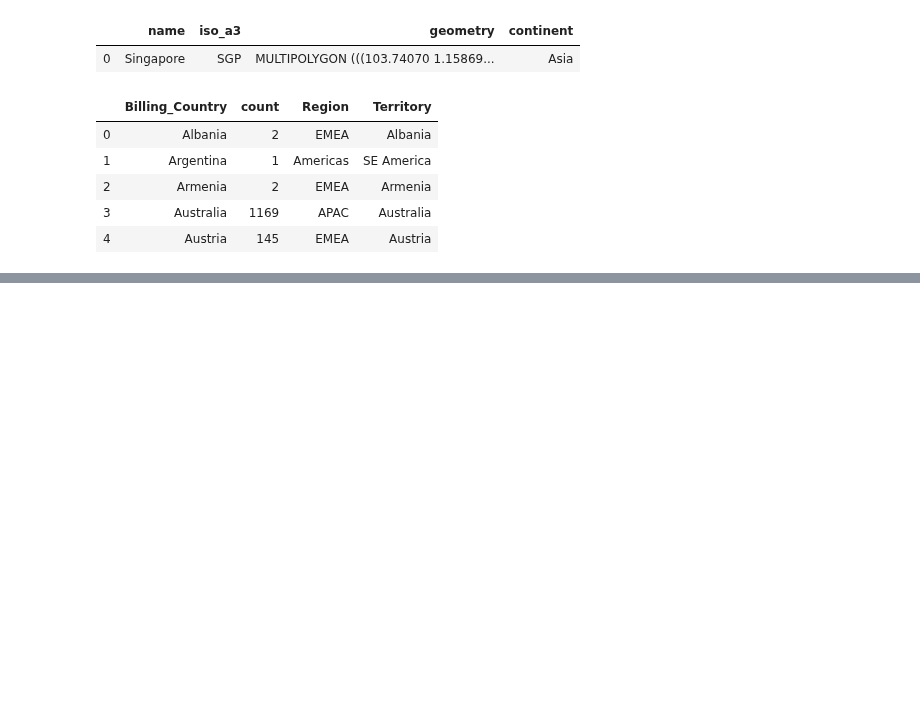
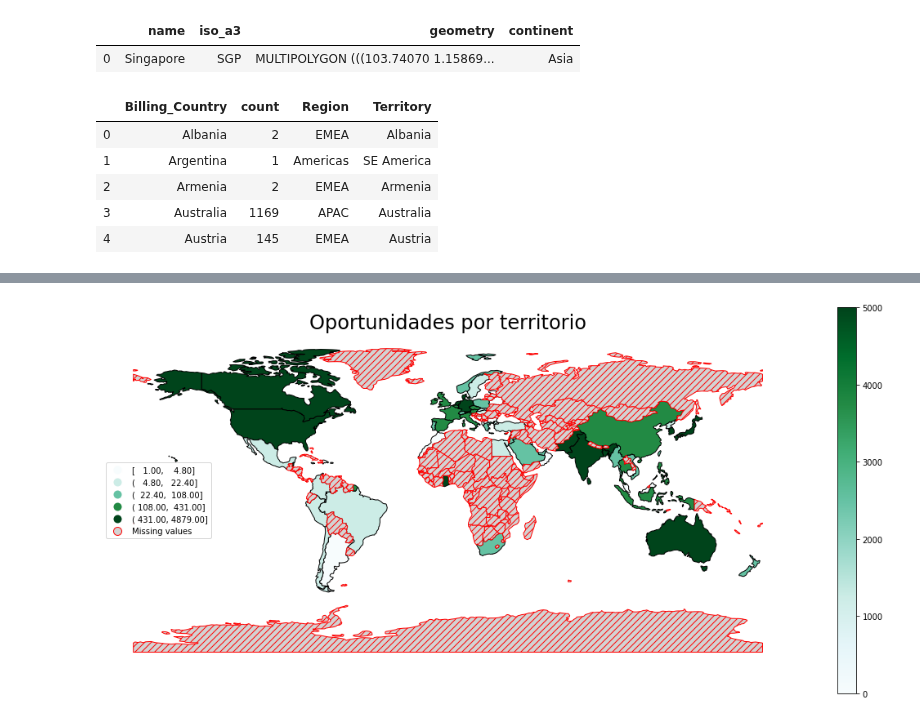
Before and after one commit to FernandoSinisi/Orga-Datos-2C-2020, a Jupyter notebook: TP1/geografia.ipynb, the cells around one changed output, grey strips where cells are left out. Cells and saved outputs as stored; diff of their text form; code cells hidden in the pictures; blank space fills up the shorter version.

```diff
--- a/TP1/geografia.ipynb
+++ b/TP1/geografia.ipynb
@@ -127,0 +123,4 @@ df.loc[df["Billing_Country"] == "South Africa",["Billing_Country","Region","Terr
+# %%
+dfmerge_territory = world.merge(how="left",right=df_geo,right_on="Billing_Country",left_on="name")
+dfmerge_territory["count"] = dfmerge_territory.groupby("Territory")["count"].transform("sum").fillna(np.NaN)
+dfmerge_territory.head(1)
@@ -127,0 +130,23 @@ df.loc[df["Billing_Country"] == "South Africa",["Billing_Country","Region","Terr
+# %%
+fig, ax = plt.subplots(1, figsize=(15, 7))
+ax.axis('off')
+plt.title('Oportunidades por territorio',size=24)
+
+sm = plt.cm.ScalarMappable(cmap='BuGn', norm=plt.Normalize(vmin=0, vmax=5000))
+cbar = fig.colorbar(sm)
+
+dfmerge_territory.plot(column='count', cmap='BuGn', ax=ax,edgecolor='black',
+                       scheme="quantiles",figsize=(15, 10),legend=True,
+                        legend_kwds={'loc': 'center left'},
+                    missing_kwds={
+                         "color": "lightgrey",
+                         "edgecolor": "red",
+                         "hatch": "///",
+                          "label": "Missing values",
+      },
+  )
+
+plt.tight_layout()
+plt.savefig("pngs/mapa-op-territory.png")
+# %% [output]
+[figure, added]
```
Also changed, not shown: parts of 6 cells of this notebook, 2 other files.
